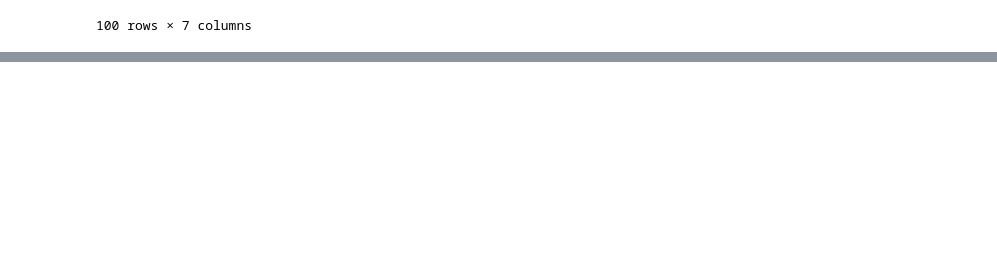
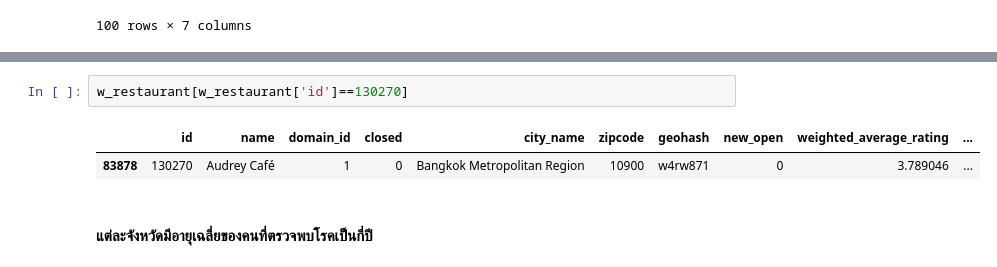
Before and after one commit to Umaporn19/DWDM21, a Jupyter notebook: Data_Preprocessing_(Chapter_3).ipynb, the cells around one changed output, grey strips where cells are left out. Drawn from its saved outputs; the diff is of its cells as text; blank space fills up the shorter version.

```diff
--- a/Data_Preprocessing_(Chapter_3).ipynb
+++ b/Data_Preprocessing_(Chapter_3).ipynb
@@ -1345,0 +1390,7 @@ See the caveats in the documentation: https://pandas.pydata.org/pandas-docs/stab
+# %%
+w_restaurant[w_restaurant['id']==130270]
+# %% [output]
+|  | id | name | domain_id | closed | city_name | zipcode | geohash | new_open | weighted_average_rating | ... |
+| 83878 | 130270 | Audrey Café | 1 | 0 | Bangkok Metropolitan Region | 10900 | w4rw871 | 0 | 3.789046 | ... |
+# %% [markdown]
+#### แต่ละจังหวัดมีอายุเฉลี่ยของคนที่ตรวจพบโรคเป็นกี่ปี
```
Also changed, not shown: parts of 12 cells of this notebook.
